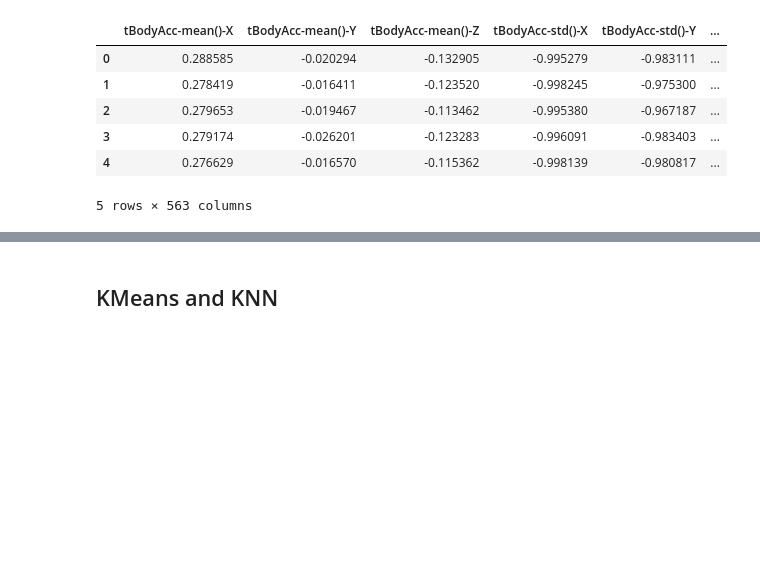
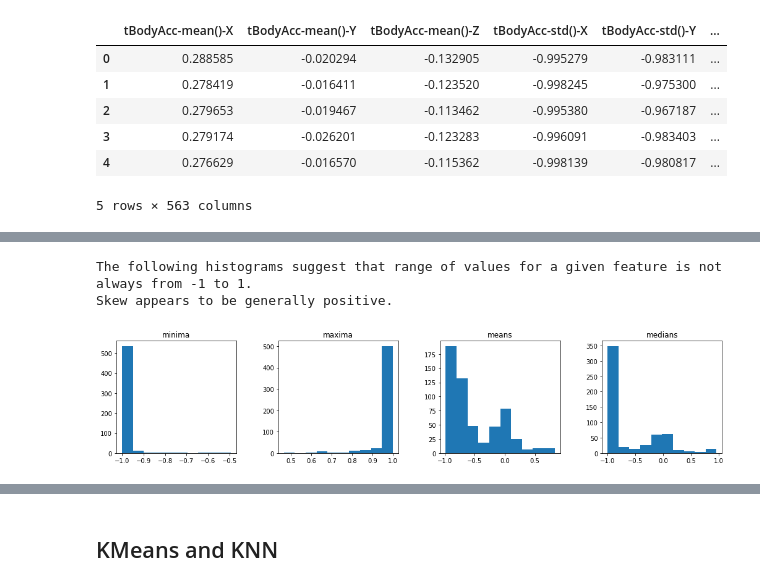
Before and after one commit to aelane/FitnessTracking, a Jupyter notebook: notebooks/Final Project Notebook.ipynb, the cells around one changed output, grey strips where cells are left out. Saved outputs shown, nothing was run; the diff lists cells and outputs as text; code cells hidden in the pictures; blank space fills up the shorter version.

Commit message:
mostly just inserting code for now, more markdown to follow

```diff
--- a/notebooks/Final Project Notebook.ipynb
+++ b/notebooks/Final Project Notebook.ipynb
@@ -127,0 +256,22 @@ test_data = df_rtest[feature_columns].values
+# %%
+print("The following histograms suggest that range of values for a given feature is not always from -1 to 1.")
+print("Skew appears to be generally positive.")
+# https://blog.stata.com/2016/12/13/understanding-truncation-and-censoring/
+exclude = ['Activity', 'subject']
+mins = df_rtrain.loc[:, df_rtrain.columns.difference(exclude)].min()
+mens = df_rtrain.loc[:, df_rtrain.columns.difference(exclude)].mean()
+meds = df_rtrain.loc[:, df_rtrain.columns.difference(exclude)].median()
+maxs = df_rtrain.loc[:, df_rtrain.columns.difference(exclude)].max()
+df = pd.DataFrame({'minima':mins, 'means':mens, 'medians':meds, 'maxima':maxs})
+headers = ['minima','maxima','means','medians']
+plt.figure(num=None, figsize=(16,3))
+for i in range(0,df.shape[1]):
+    plt.subplot(1,4,i+1)
+    plt.hist(df[headers[i]])
+    plt.title(headers[i])
+plt.subplots_adjust(top=0.92, bottom=0.08, left=0.10, right=0.95, hspace=0.25, wspace=0.35)
+plt.show()
+# %% [output]
+The following histograms suggest that range of values for a given feature is not always from -1 to 1.
+Skew appears to be generally positive.
+[figure, added]
```
Also changed, not shown: parts of 25 cells of this notebook.
